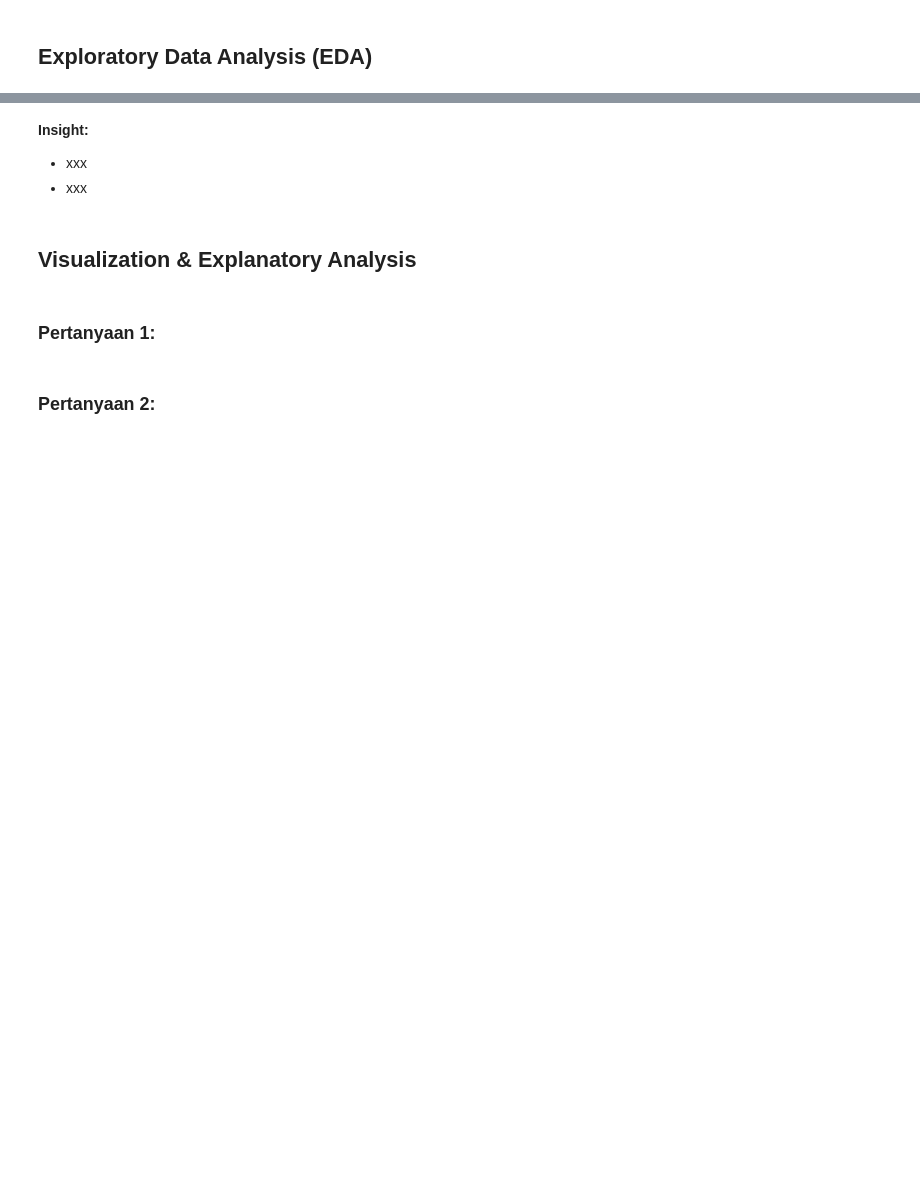
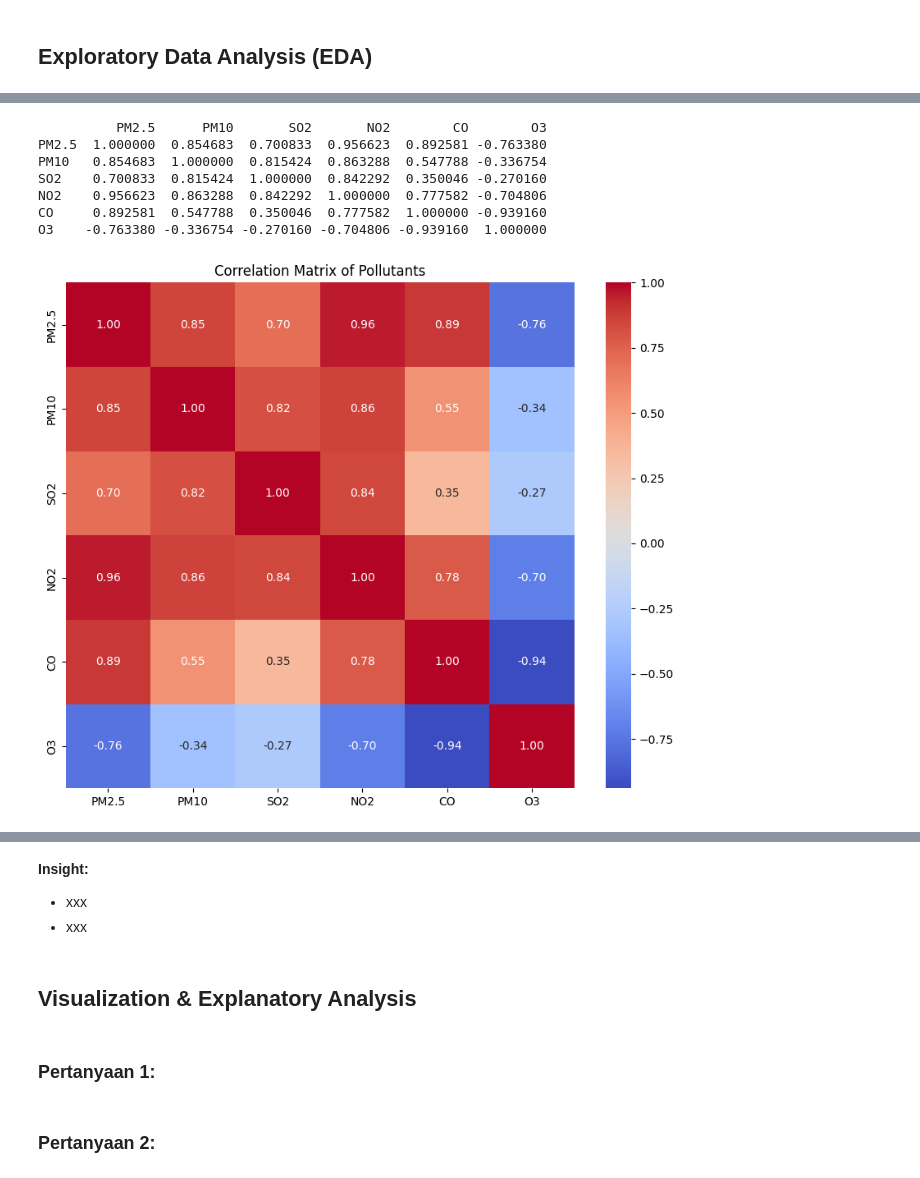
Before and after one commit to Aikonbyu/AirQualityDataAnalysis, a Jupyter notebook: Proyek_Analisis_Data.ipynb, the cells around one changed output, grey strips where cells are left out. Drawn from its saved outputs; the diff is of its cells as text; code cells hidden in the pictures; blank space fills up the shorter version.

```diff
--- a/Proyek_Analisis_Data.ipynb
+++ b/Proyek_Analisis_Data.ipynb
@@ -570,0 +955,3 @@ Jumlah duplikasi:  0
+# %%
+air_quality_year = data_df.groupby("year").agg({"PM2.5": "mean", "PM10": "mean", "SO2": "mean", "NO2": "mean", "CO": "mean", "O3": "mean"})
+air_quality_year
@@ -570,0 +966,21 @@ Jumlah duplikasi:  0
+# %%
+# Menghitung matriks korelasi
+correlation_matrix = air_quality_year.corr()
+
+# Menampilkan matriks korelasi
+print(correlation_matrix)
+
+# Visualisasi matriks korelasi dengan heatmap
+plt.figure(figsize=(10, 8))
+sns.heatmap(correlation_matrix, annot=True, cmap="coolwarm", fmt='.2f')
+plt.title("Correlation Matrix of Pollutants")
+plt.show()
+# %% [output]
+          PM2.5      PM10       SO2       NO2        CO        O3
+PM2.5  1.000000  0.854683  0.700833  0.956623  0.892581 -0.763380
+PM10   0.854683  1.000000  0.815424  0.863288  0.547788 -0.336754
+SO2    0.700833  0.815424  1.000000  0.842292  0.350046 -0.270160
+NO2    0.956623  0.863288  0.842292  1.000000  0.777582 -0.704806
+CO     0.892581  0.547788  0.350046  0.777582  1.000000 -0.939160
+O3    -0.763380 -0.336754 -0.270160 -0.704806 -0.939160  1.000000
+[figure, added]
```
Also changed, not shown: parts of 32 cells of this notebook.
